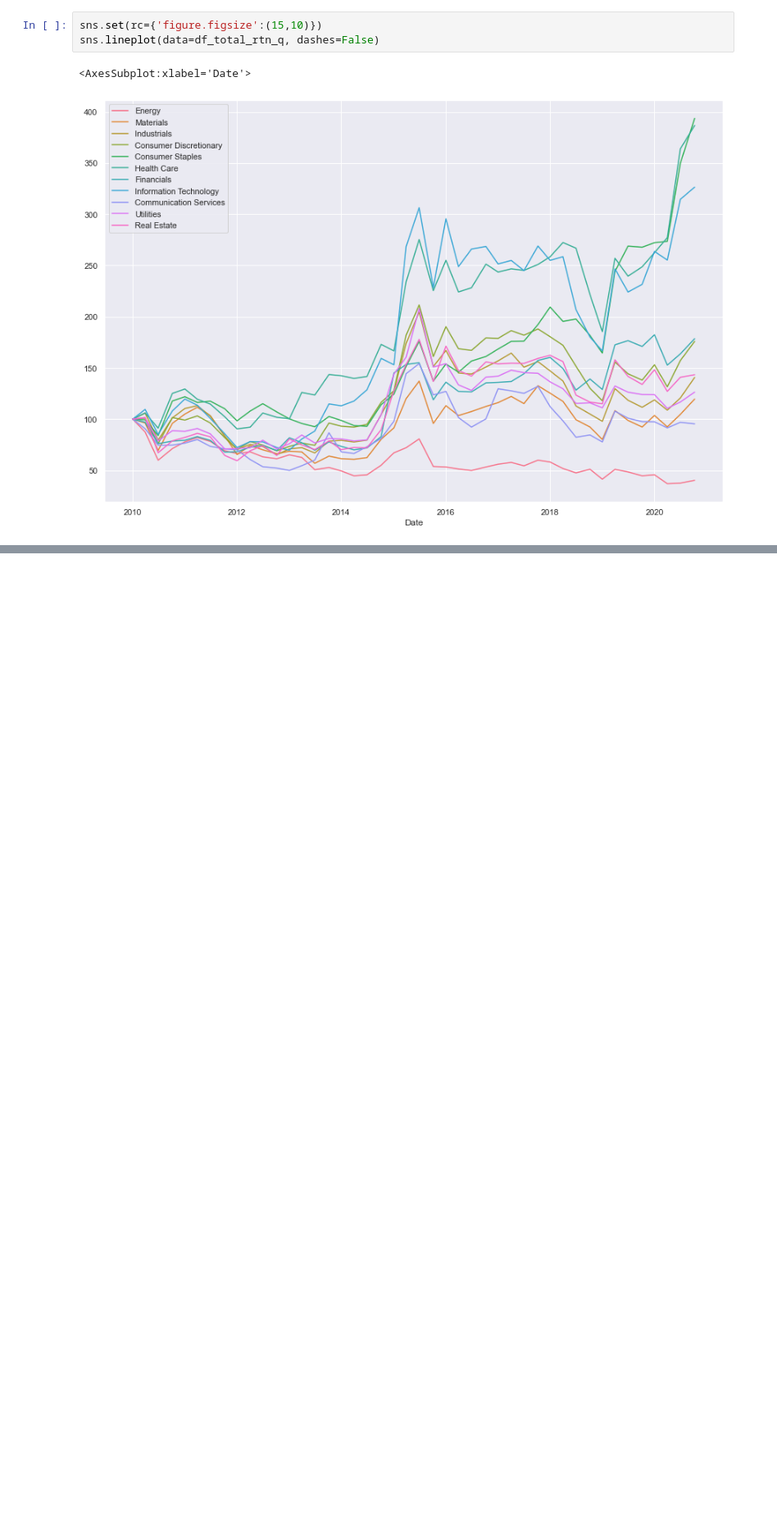
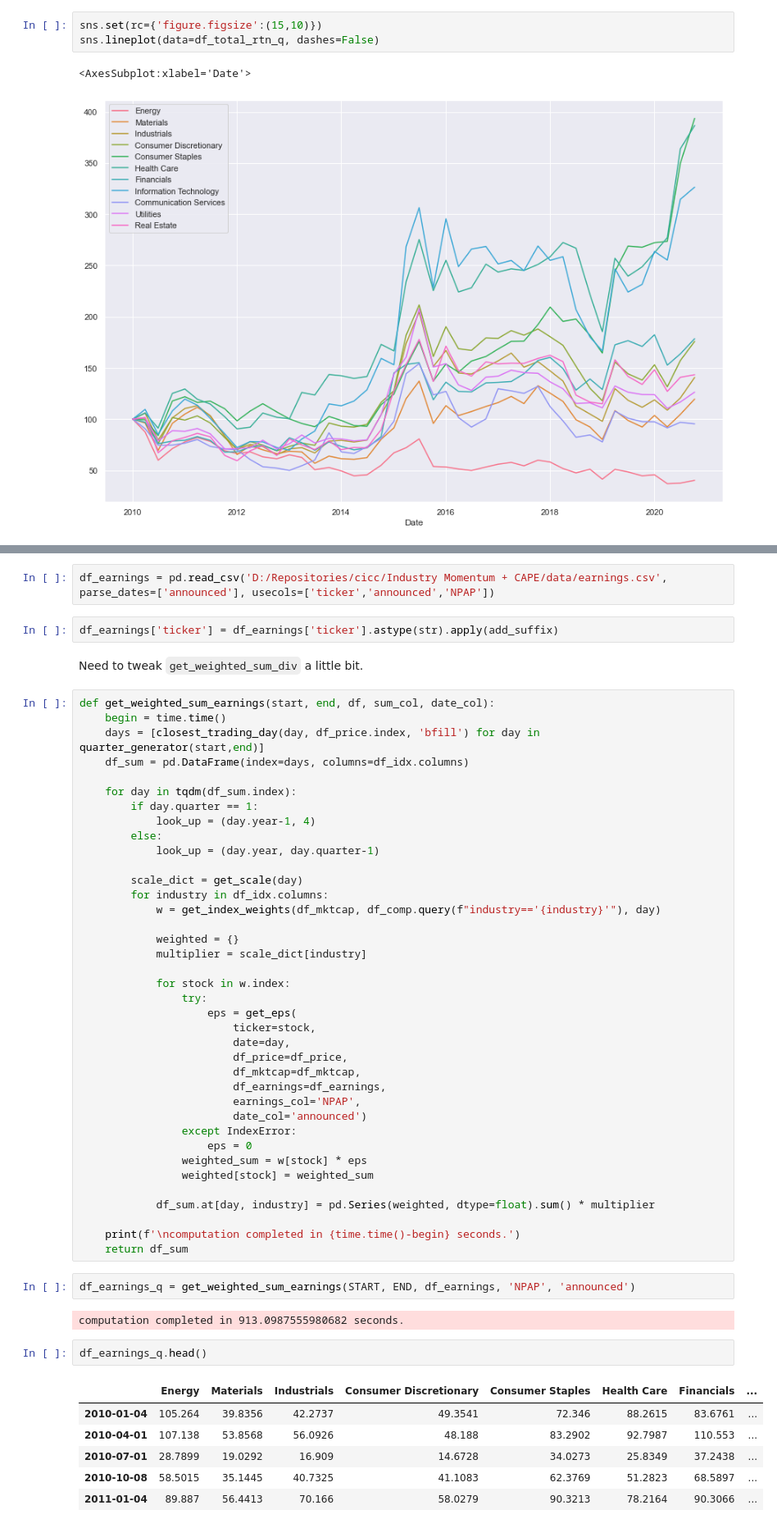
Before and after one commit to percy-xu/cicc, a Jupyter notebook: Industry Momentum + CAPE/data_preprocessing.ipynb, the cells around one changed output, grey strips where cells are left out. Shown at 82% size. Cells and saved outputs as stored; diff of their text form; blank space fills up the shorter version.

Commit message:
completed earnings series

```diff
--- a/Industry Momentum + CAPE/data_preprocessing.ipynb
+++ b/Industry Momentum + CAPE/data_preprocessing.ipynb
@@ -160,0 +164,57 @@ sns.lineplot(data=df_total_rtn_q, dashes=False)
+# %%
+df_earnings = pd.read_csv('D:/Repositories/cicc/Industry Momentum + CAPE/data/earnings.csv', parse_dates=['announced'], usecols=['ticker','announced','NPAP'])
+# %%
+df_earnings['ticker'] = df_earnings['ticker'].astype(str).apply(add_suffix)
+# %% [markdown]
+Need to tweak `get_weighted_sum_div` a little bit.
+# %%
+def get_weighted_sum_earnings(start, end, df, sum_col, date_col):
+    begin = time.time()
+    days = [closest_trading_day(day, df_price.index, 'bfill') for day in quarter_generator(start,end)]
+    df_sum = pd.DataFrame(index=days, columns=df_idx.columns)
+
+    for day in tqdm(df_sum.index):
+        if day.quarter == 1:
+            look_up = (day.year-1, 4)
+        else:
+            look_up = (day.year, day.quarter-1)
+
+        scale_dict = get_scale(day)
+        for industry in df_idx.columns:
+            w = get_index_weights(df_mktcap, df_comp.query(f"industry=='{industry}'"), day)
+
+            weighted = {}
+            multiplier = scale_dict[industry]
+
+            for stock in w.index:
+                try:
+                    eps = get_eps(
+                        ticker=stock,
+                        date=day,
+                        df_price=df_price,
+                        df_mktcap=df_mktcap,
+                        df_earnings=df_earnings,
+                        earnings_col='NPAP',
+                        date_col='announced')
+                except IndexError:
+                    eps = 0
+                weighted_sum = w[stock] * eps
+                weighted[stock] = weighted_sum
+
+            df_sum.at[day, industry] = pd.Series(weighted, dtype=float).sum() * multiplier
+
+    print(f'\ncomputation completed in {time.time()-begin} seconds.')
+    return df_sum
+# %%
+df_earnings_q = get_weighted_sum_earnings(START, END, df_earnings, 'NPAP', 'announced')
+# %% [output]
+computation completed in 913.0987555980682 seconds.
+# %%
+df_earnings_q.head()
+# %% [output]
+|  | Energy | Materials | Industrials | Consumer Discretionary | Consumer Staples | Health Care | Financials | ... |
+| 2010-01-04 | 105.264 | 39.8356 | 42.2737 | 49.3541 | 72.346 | 88.2615 | 83.6761 | ... |
+| 2010-04-01 | 107.138 | 53.8568 | 56.0926 | 48.188 | 83.2902 | 92.7987 | 110.553 | ... |
+| 2010-07-01 | 28.7899 | 19.0292 | 16.909 | 14.6728 | 34.0273 | 25.8349 | 37.2438 | ... |
+| 2010-10-08 | 58.5015 | 35.1445 | 40.7325 | 41.1083 | 62.3769 | 51.2823 | 68.5897 | ... |
+| 2011-01-04 | 89.887 | 56.4413 | 70.166 | 58.0279 | 90.3213 | 78.2164 | 90.3066 | ... |
```
Also changed, not shown: parts of 7 cells of this notebook.
